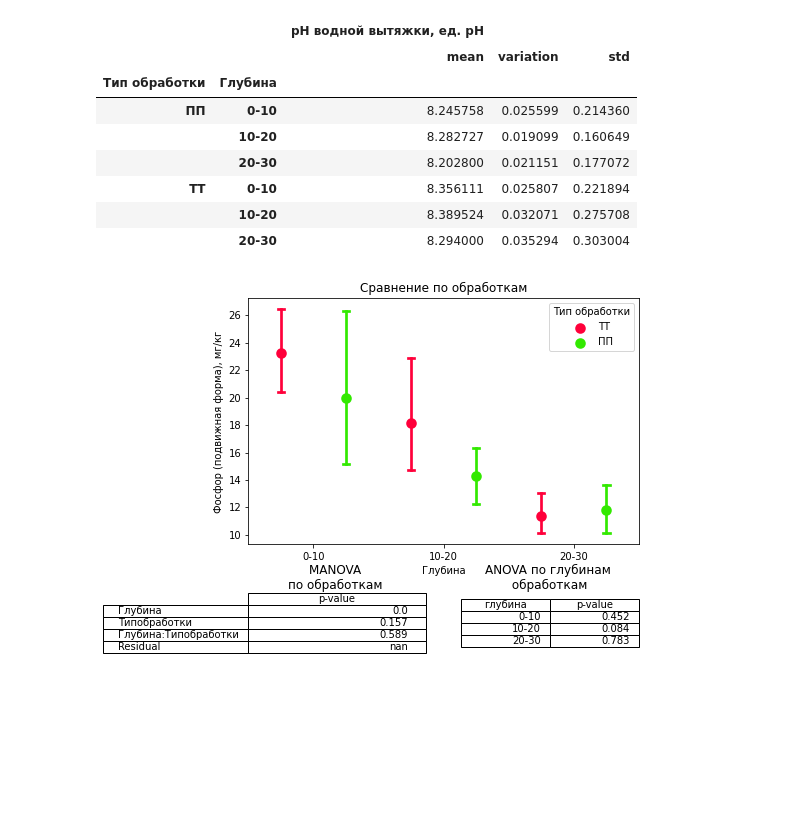
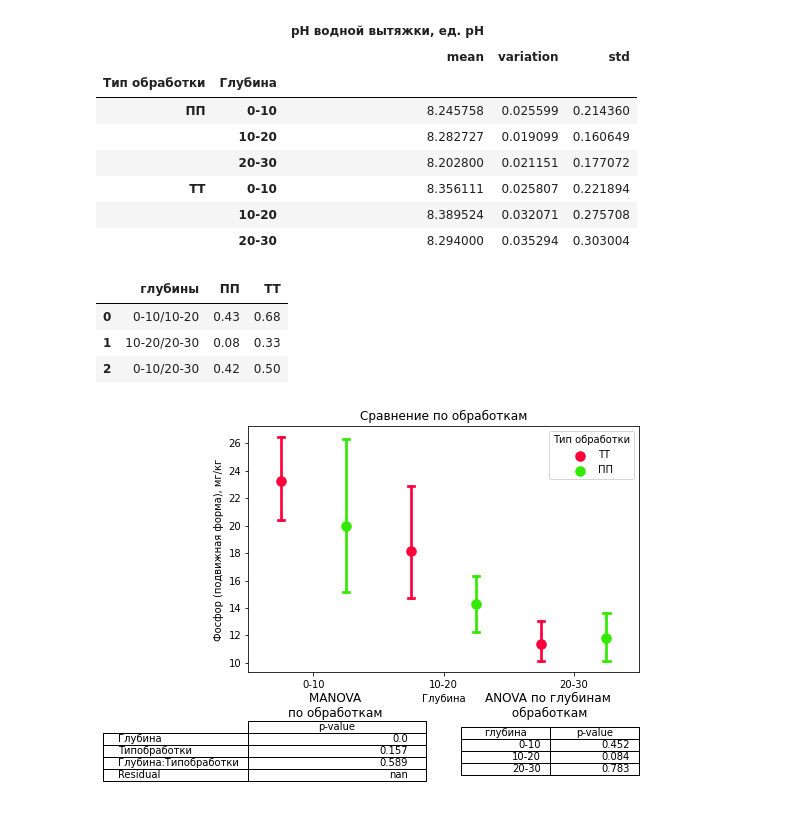
Before and after one commit to hukitoc94/total_archangelskiy, a Jupyter notebook: field_data/agrochemestry.ipynb, the cells around one changed output. Saved outputs shown, nothing was run; the diff lists cells and outputs as text; code cells hidden in the pictures; blank space fills up the shorter version.

```diff
--- a/field_data/agrochemestry.ipynb
+++ b/field_data/agrochemestry.ipynb
@@ -43,6 +47,13 @@ stats
 | ТТ | 0-10 | 8.356111 | 0.025807 | 0.221894 |
 |  | 10-20 | 8.389524 | 0.032071 | 0.275708 |
 |  | 20-30 | 8.294000 | 0.035294 | 0.303004 |
+# %%
+anova_by_deeth(agrochemistry_main,'рН водной вытяжки, ед. рН' )
+# %% [output]
+|  | глубины | ПП | ТТ |
+| 0 | 0-10/10-20 | 0.43 | 0.68 |
+| 1 | 10-20/20-30 | 0.08 | 0.33 |
+| 2 | 0-10/20-30 | 0.42 | 0.50 |
 # %%
 stats , aov, stat_test_df,fig = data_processing_agrochem(df = agrochemistry_main, type_ = 'Тип обработки', agrochem_property = 'Фосфор (подвижная форма), мг/кг', to_lable = "обработкам", by_points= 0)
 stats
```
Also changed, not shown: parts of 6 cells of this notebook, 46 other files.
